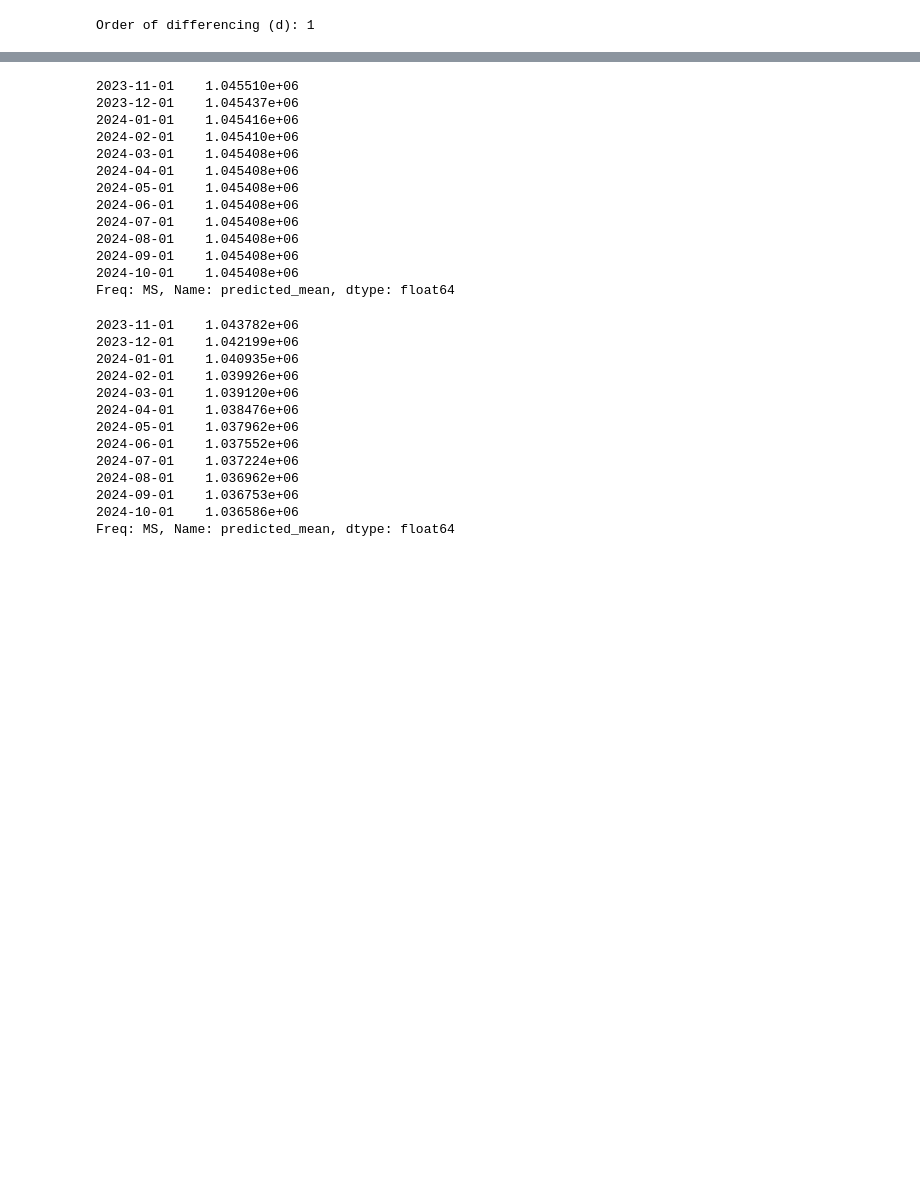
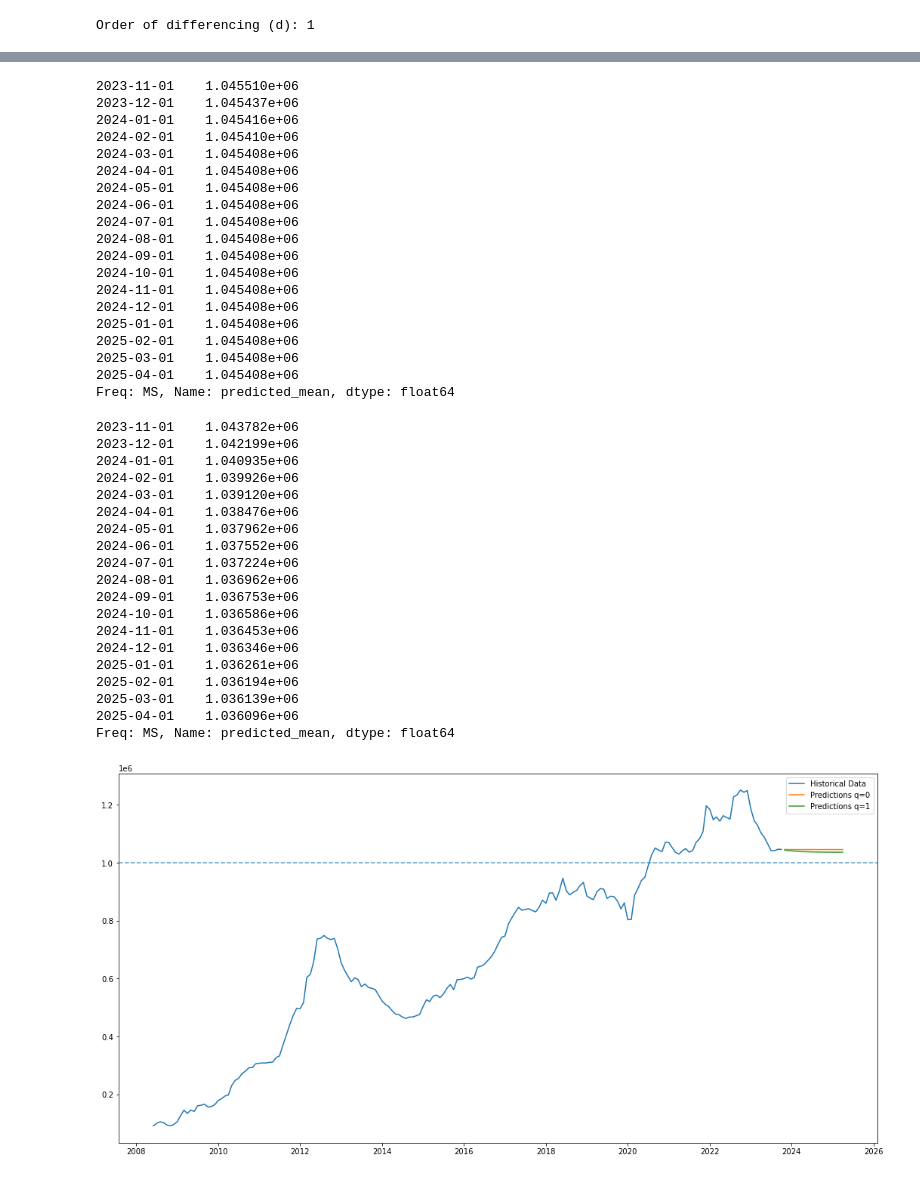
Before and after one commit to nnworkspace/t2-public, a Jupyter notebook: TARGET_saldo_prediction/TARGET2_1trillion_prediction.ipynb, the cells around one changed output, grey strips where cells are left out. Saved outputs shown, nothing was run; the diff lists cells and outputs as text; code cells hidden in the pictures; blank space fills up the shorter version.

```diff
--- a/TARGET_saldo_prediction/TARGET2_1trillion_prediction.ipynb
+++ b/TARGET_saldo_prediction/TARGET2_1trillion_prediction.ipynb
@@ -126,7 +134,7 @@ print('Order of differencing (d):', d)
 Order of differencing (d): 1
 # %%
 # Now we have determined the paramters for ARIMA, let's fit the model, first with the MA order of 0.
-model_q0 = sm.tsa.arima.ARIMA(data['average_position'], order=(1, 1, 0))
+model_q0 = sm.tsa.arima.ARIMA(data['average_position'], order=(1, d, 0))
 model_q0_fit = model_q0.fit()
 
 # Print the model summary
@@ -151,7 +159,7 @@ Warnings:
 [2] Covariance matrix is singular or near-singular, with condition number    inf. Standard errors may be unstable.
 # %%
 # Now with the MA order of 1.
-model_q1 = sm.tsa.arima.ARIMA(data['average_position'], order=(1, 1, 1))
+model_q1 = sm.tsa.arima.ARIMA(data['average_position'], order=(1, d, 1))
 model_q1_fit = model_q1.fit()
 
 # Print the model summary
@@ -179,7 +187,9 @@ Warnings:
 start_date = pd.to_datetime('2023-11-01')
 end_date = pd.to_datetime('2024-12-31')
 
-predictions_q0 = model_q0_fit.forecast(steps=12)
+_steps = 18
+
+predictions_q0 = model_q0_fit.forecast(steps=_steps)
 dates = pd.date_range(start_date, end_date, freq='M')
 
 print(predictions_q0)
@@ -196,10 +206,16 @@ print(predictions_q0)
 2024-08-01    1.045408e+06
 2024-09-01    1.045408e+06
 2024-10-01    1.045408e+06
+2024-11-01    1.045408e+06
+2024-12-01    1.045408e+06
+2025-01-01    1.045408e+06
+2025-02-01    1.045408e+06
+2025-03-01    1.045408e+06
+2025-04-01    1.045408e+06
 Freq: MS, Name: predicted_mean, dtype: float64
 # %%
 # Make predictions with q=1
-predictions_q1 = model_q1_fit.forecast(steps=12)
+predictions_q1 = model_q1_fit.forecast(steps=_steps)
 dates = pd.date_range(start_date, end_date, freq='M')
 
 print(predictions_q1)
@@ -216,4 +232,49 @@ print(predictions_q1)
 2024-08-01    1.036962e+06
 2024-09-01    1.036753e+06
 2024-10-01    1.036586e+06
+2024-11-01    1.036453e+06
+2024-12-01    1.036346e+06
+2025-01-01    1.036261e+06
+2025-02-01    1.036194e+06
+2025-03-01    1.036139e+06
+2025-04-01    1.036096e+06
 Freq: MS, Name: predicted_mean, dtype: float64
+# %%
+# Plotting settings
+plt.figure(figsize=(18, 9))
+
+# Convert DataFrame index (dates) to NumPy array
+dates_np = data.index.to_numpy()
+
+# Convert 'value' column to NumPy array
+values_np = data['average_position'].to_numpy()
+
+# Plot historical data
+plt.plot(dates_np, values_np, label='Historical Data')
+
+# Adjusting the start date for prediction_dates
+# Start from the next period after the last date in historical data
+next_period_start = data.index[-1] + pd.offsets.MonthEnd(1)
+
+
+# Create a new index for the predicted data
+# Adjust 'freq' to 'M' for monthly data
+prediction_dates = pd.date_range(start = next_period_start, periods=_steps, freq='M')
+prediction_dates_np = prediction_dates.to_numpy()
+
+# Ensure predicted_values is a NumPy array,
+# and ensure the lengths of predicted_values and prediction_dates match
+predictions_q0_np = np.array(predictions_q0)[:len(prediction_dates)]
+predictions_q1_np = np.array(predictions_q1)[:len(prediction_dates)]
+
+
+# Plot predicted data
+plt.plot(prediction_dates_np, predictions_q0_np, label='Predictions q=0')
+plt.plot(prediction_dates_np, predictions_q1_np, label='Predictions q=1')
+
+plt.axhline(y=1e6, linestyle='--', alpha=0.7)
+
+plt.legend()
+plt.show()
+# %% [output]
+[figure, added]
```
Also changed, not shown: parts of 4 cells of this notebook, 1 other file.
